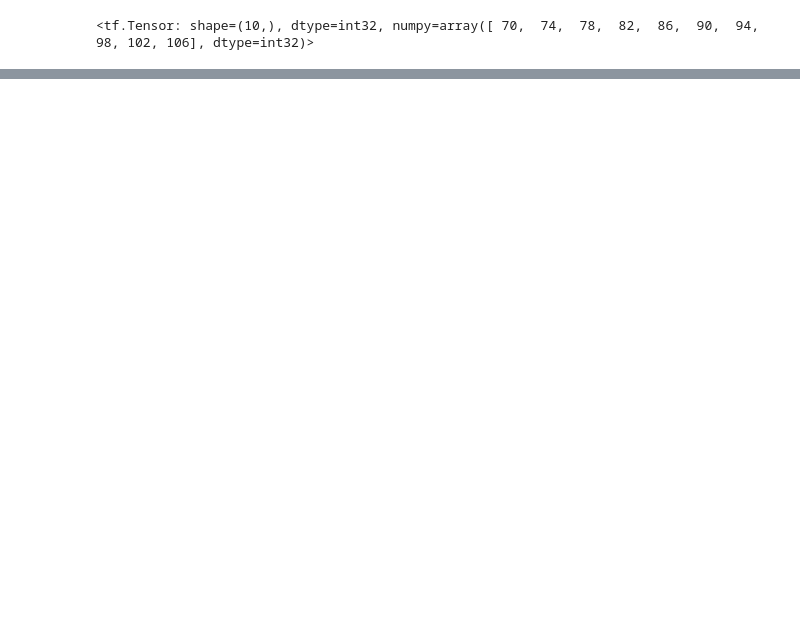
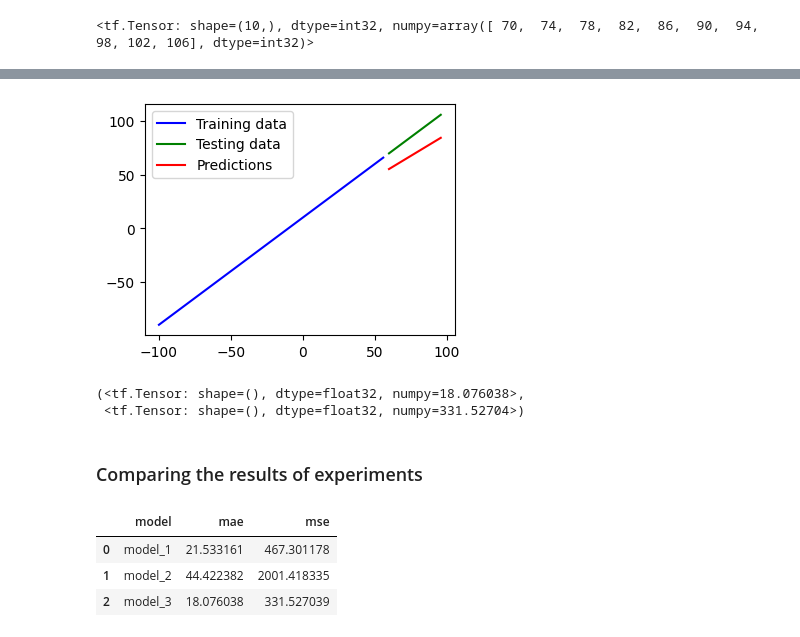
Before and after one commit to random-words/colab-notebooks, a Jupyter notebook: 01__neural_network_regression_with_tensorflow.ipynb, the cells around one changed output, grey strips where cells are left out. Saved outputs shown, nothing was run; the diff lists cells and outputs as text; code cells hidden in the pictures; blank space fills up the shorter version.

```diff
--- a/01__neural_network_regression_with_tensorflow.ipynb
+++ b/01__neural_network_regression_with_tensorflow.ipynb
@@ -460,0 +627,12 @@ def mse(y_test, y_pred):
+# %%
+# Build model_3 (2 layers, 500 epochs)
+model_3 = tf.keras.Sequential([
+    tf.keras.layers.Dense(10),
+    tf.keras.layers.Dense(1)
+])
+
+model_3.compile(optimizer=tf.keras.optimizers.SGD(),
+              loss=tf.keras.losses.mae,
+              metrics=["mse"])
+
+model_3.fit(tf.expand_dims(X_train, axis=-1), y_train, epochs=500)
@@ -460,0 +658,4 @@ def mse(y_test, y_pred):
+# %%
+y_preds_3 = model_3.predict(X_test)
+plot_predictions(predictions=y_preds_3)
+# %% [output]
@@ -460,0 +663,26 @@ def mse(y_test, y_pred):
+[figure, added]
+# %%
+mae_3 = mae(y_test, y_preds_3)
+mse_3 = mse(y_test, y_preds_3)
+mae_3, mse_3
+# %% [output]
+(<tf.Tensor: shape=(), dtype=float32, numpy=18.076038>,
+ <tf.Tensor: shape=(), dtype=float32, numpy=331.52704>)
+# %% [markdown]
+### Comparing the results of experiments
+# %%
+import pandas as pd
+
+model_results = [
+    ["model_1", mae_1.numpy(), mse_1.numpy()],
+    ["model_2", mae_2.numpy(), mse_2.numpy()],
+    ["model_3", mae_3.numpy(), mse_3.numpy()],
+]
+
+all_results = pd.DataFrame(model_results, columns=["model", "mae", "mse"])
+all_results
+# %% [output]
+|  | model | mae | mse |
+| 0 | model_1 | 21.533161 | 467.301178 |
+| 1 | model_2 | 44.422382 | 2001.418335 |
+| 2 | model_3 | 18.076038 | 331.527039 |
```
Also changed, not shown: parts of 79 cells of this notebook.
